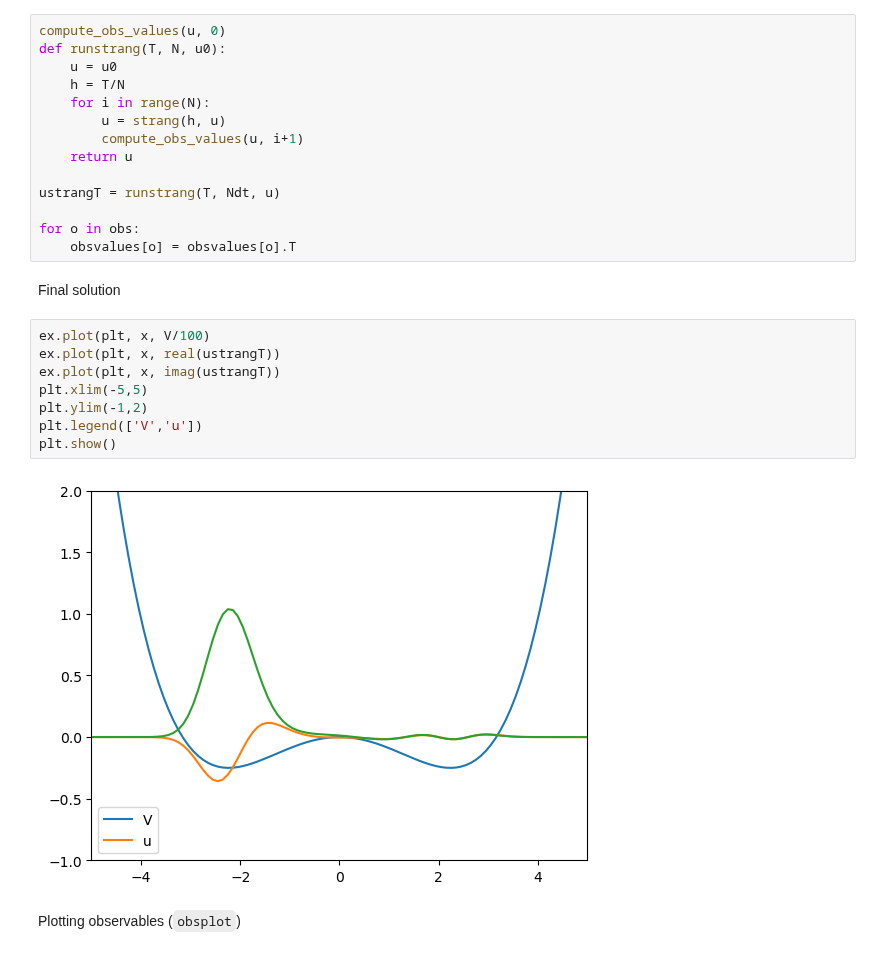
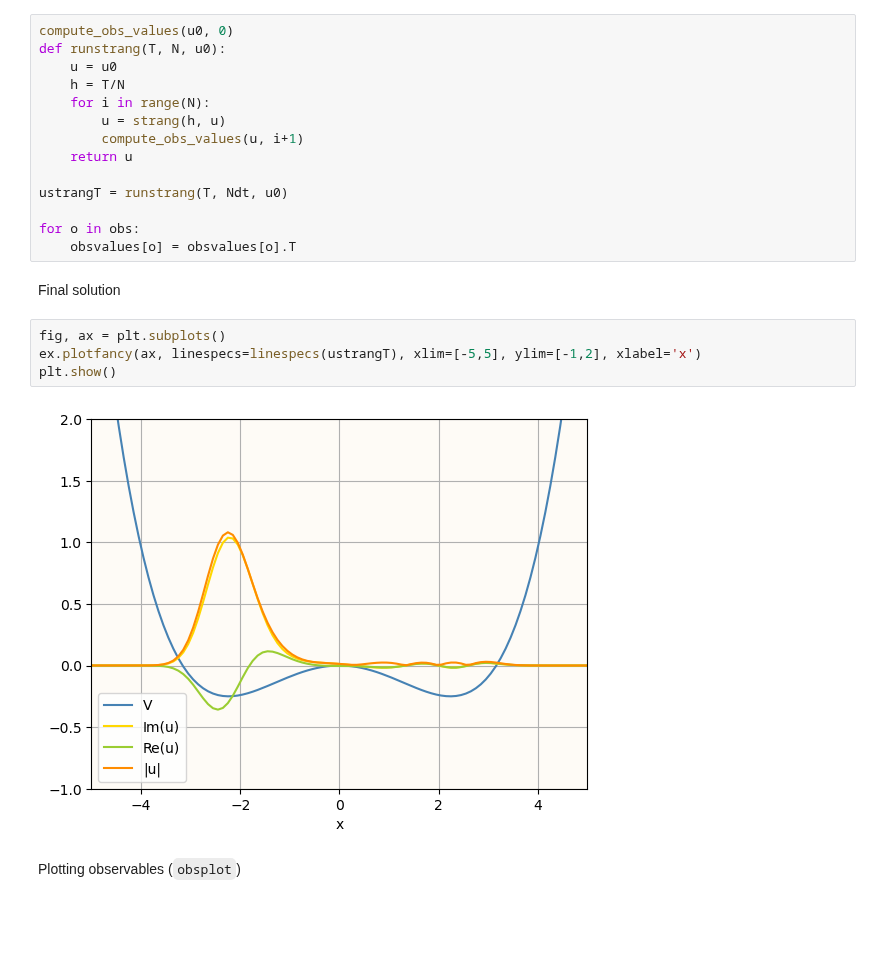
Before and after one commit to brownadder/expsolve, a Jupyter notebook: examples/tutorials/01_tensorgrid/00_quick_introduction.ipynb, the cells around one changed output. Drawn from its saved outputs; the diff is of its cells as text; blank space fills up the shorter version.

```diff
--- a/examples/tutorials/01_tensorgrid/00_quick_introduction.ipynb
+++ b/examples/tutorials/01_tensorgrid/00_quick_introduction.ipynb
@@ -103,7 +115,7 @@ def compute_obs_values(u, n):
 # %% [markdown]
 Computing solution and observables
 # %%
-compute_obs_values(u, 0)
+compute_obs_values(u0, 0)
 def runstrang(T, N, u0):
     u = u0
     h = T/N
@@ -112,22 +124,18 @@ def runstrang(T, N, u0):
         compute_obs_values(u, i+1)
     return u
 
-ustrangT = runstrang(T, Ndt, u)
+ustrangT = runstrang(T, Ndt, u0)
 
 for o in obs:
     obsvalues[o] = obsvalues[o].T
 # %% [markdown]
 Final solution
-# %%
-ex.plot(plt, x, V/100)
-ex.plot(plt, x, real(ustrangT))
-ex.plot(plt, x, imag(ustrangT))
-plt.xlim(-5,5)
-plt.ylim(-1,2)
-plt.legend(['V','u'])
-plt.show()
-# %% [output]
-[figure, removed]
+# %%
+fig, ax = plt.subplots()
+ex.plotfancy(ax, linespecs=linespecs(ustrangT), xlim=[-5,5], ylim=[-1,2], xlabel='x')
+plt.show()
+# %% [output]
+[figure, added]
 # %% [markdown]
 Plotting observables (`obsplot`)
 # %%
```
Also changed, not shown: parts of 4 cells of this notebook, 3 other files.
